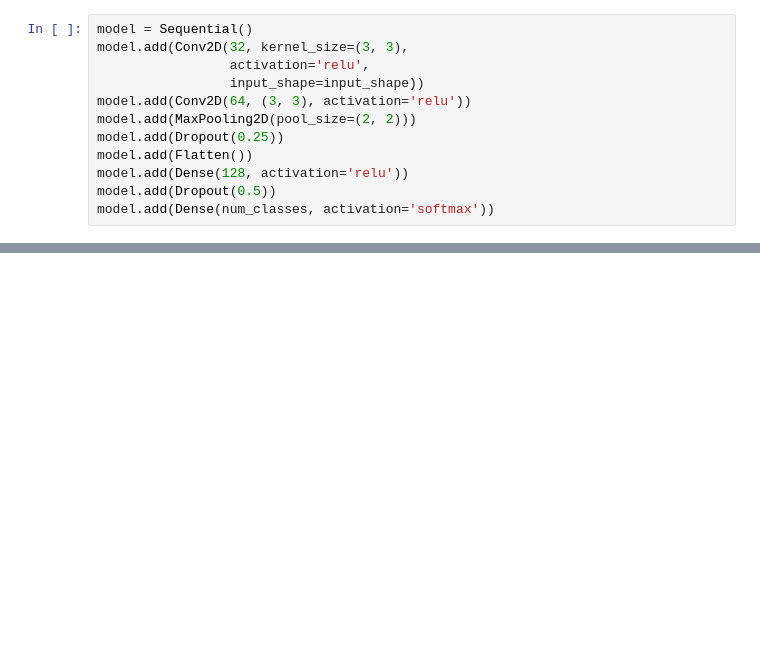
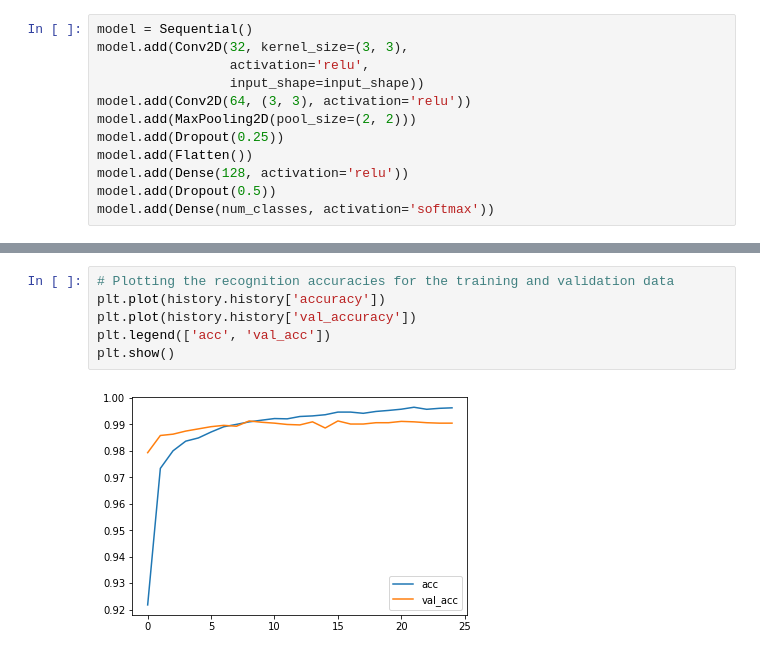
Before and after one commit to tomlof/Course_CNNs_MIA, a Jupyter notebook: Labs/mnist-keras.ipynb, the cells around one changed output, grey strips where cells are left out. Cells and saved outputs as stored; diff of their text form; blank space fills up the shorter version.

```diff
--- a/Labs/mnist-keras.ipynb
+++ b/Labs/mnist-keras.ipynb
@@ -71,3 +147,11 @@ model.fit(x_train, y_train,
+# %%
+# Plotting the recognition accuracies for the training and validation data
+plt.plot(history.history['accuracy'])
+plt.plot(history.history['val_accuracy'])
+plt.legend(['acc', 'val_acc'])
+plt.show()
+# %% [output]
+[figure, added]
 # %%
 score = model.evaluate(x_test, y_test, verbose=0)
 print('Test loss:', score[0])
```
Also changed, not shown: parts of 15 cells of this notebook.
